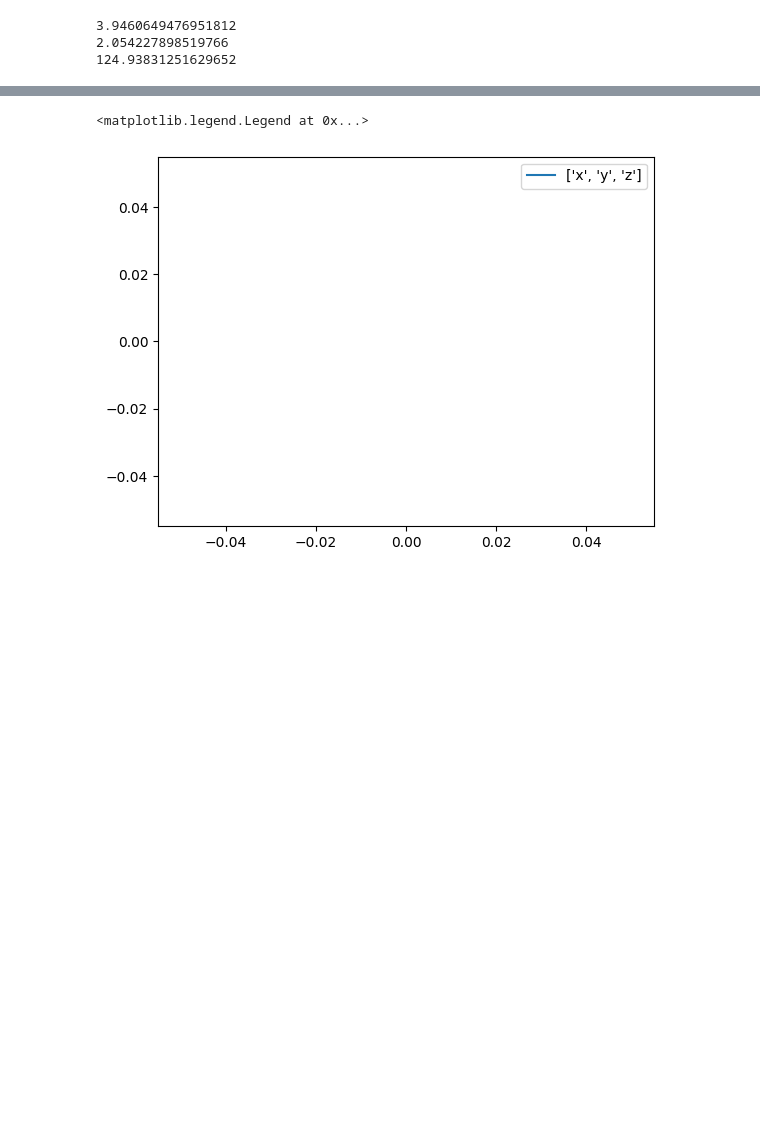
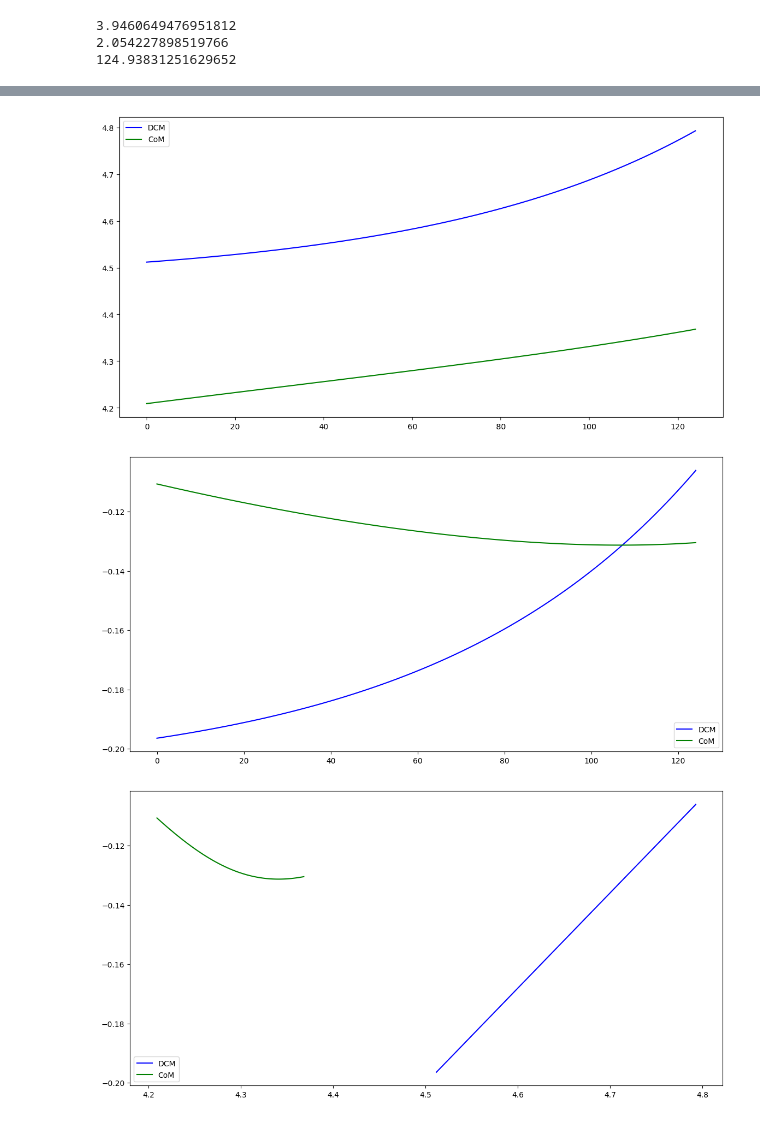
Before and after one commit to RobinJunod/robot_jambe, a Jupyter notebook: DCM-Locomotion.ipynb, the cells around one changed output, grey strips where cells are left out. Drawn from its saved outputs; the diff is of its cells as text; code cells hidden in the pictures; blank space fills up the shorter version.

```diff
--- a/DCM-Locomotion.ipynb
+++ b/DCM-Locomotion.ipynb
@@ -358,8 +359,8 @@ stepDuration= math.log(U[2])/math.sqrt(9.81/CoMHeight)#todo: find the step durat
 
 #we implement the recovery step on the left foot, here we set the right and left feet positions
 leftFootFinalPosition=np.empty((1, 3))
-#leftFootFinalPosition[0][:] = [(U[0]+U[3]),(U[1]+U[4]),0.0] #todo  use the control parameters to set the desired left foot position
-leftFootFinalPosition[0][:] = [0.5,stepWidth,0.0]
+leftFootFinalPosition[0][:] = [(U[0]+U[3]),(U[1]+U[4]),0.0] #todo  use the control parameters to set the desired left foot position
+#leftFootFinalPosition[0][:] = [0.5,stepWidth,0.0]
 leftFootStartPosition = np.empty((1, 3))
 leftFootStartPosition[0][:]=[0*stepLength,stepWidth,0.0]
 rightFootPosition=np.empty((1, 3))
@@ -386,26 +387,31 @@ FootRecovery=FootTrajectoryRecovery(stepDuration, maximumFootHeight) #We create
 
 DCMPushRecovery = DCMTrajectoryGenerator(CoMHeight) #We create an object of foot DCMTrajectoryGenerator Class
 DCMPushRecovery.initialDCM = np.array([DCMError[0],DCMError[1]]) # todo: set the DCM error as the initial DCM position
-
+#DCMPushRecovery.CoP = np.array([U[0],U[1]])
+jp = []
+dcm3d = []
 for i in range(390):
     if(i>stepDuration*240): #in double support after push recovery just stand in place
         lowerBodyJoints=prevLowerbodyJoints
+        #maximumFootHeight = 0.13
+
     else:
         MotionTime=dt*i
         DesiredDCM= DCMGenerator.getDCMTrajectory(MotionTime)#todo: get the dcm position
-        DesiredCoM= DCMGenerator.getCoM()#todo: get the com position
+        DesiredCoM= DCMGenerator.getCoM() #np.array([(CoPNoMX-DCMXInit)*math.exp(-math.sqrt(9.81/CoMHeight)*MotionTime)+ DCMXInit,(CoPNoMY-DCMYInit)*math.exp(-math.sqrt(9.81/CoMHeight)*MotionTime) + DCMYInit])#DCMGenerator.getCoM()#todo: get the com position
 
         DCMTrajectory.append(DesiredDCM)
         comTrajectory.append(DesiredCoM)
+
         DesiredCoM3d=  np.append(DesiredCoM, DCMPushRecovery.CoMHeight) #make a 3d vector of com position by appending the com height
-
+        dcm3d.append(DesiredCoM3d)
         #todo: get swing foot trajectory by using getSwingFootTrajectory function of FootRecovery, note dt=1.0/240.0 and time is increasing at each control cycle
         LeftFootPosition= FootRecovery.getSwingFootTrajectory(leftFootStartPosition,leftFootFinalPosition,MotionTime)
-
+        #leftFootPosition[0][:] = LeftFootPosition
         lowerBodyJoints = AtlasUtils.doInverseKinematics(DesiredCoM3d, np.eye(3),LeftFootPosition, np.eye(3),rightFootPosition[0], np.eye(3))
         prevLowerbodyJoints=lowerBodyJoints#keep the previous joint position to use in the case of double support
-    FeetTrajectoryLeft.append(LeftFootPosition)
-
+        FeetTrajectoryLeft.append(LeftFootPosition)
+    jp.append(lowerBodyJoints[0:12])
     jointsPositions[24:30] = lowerBodyJoints[6:12]
     jointsPositions[18:24] = lowerBodyJoints[0:6]
 
@@ -415,7 +421,7 @@ for i in range(390):
                                 controlMode=p.POSITION_CONTROL,
                                 targetPositions = jointsPositions)
     p.stepSimulation()
-    time.sleep(0.01)
+    time.sleep(0.002)
 # %%
 time.sleep(7)
 p.disconnect()
@@ -434,6 +457,23 @@ plt.legend()
 # %%
-plt.plot(FeetTrajectoryRight, label=["x","y","z"])
+figg, (ax) = plt.subplots(figsize = (14, 7))
+ax.plot(np.array(DCMTrajectory)[:,0],'b',label="DCM")
+ax.plot(np.array(comTrajectory)[:,0],'g',label="CoM")
+#ax.plot(np.array(CoPTrajectoryToy)[:,0],'r',label="Cop")
 plt.legend()
+plt.show()
+figg1, (ax1) = plt.subplots(figsize = (14, 7))
+ax1.plot(np.array(DCMTrajectory)[:,1],'b',label="DCM")
+ax1.plot(np.array(comTrajectory)[:,1],'g',label="CoM")
+#ax1.plot(np.array(CoPTrajectoryToy)[:,1],'r',label="Cop")
+plt.legend()
+plt.show()
+figg2, (ax2) = plt.subplots(figsize = (14, 7))
+ax2.plot(np.array(DCMTrajectory)[:,0],np.array(DCMTrajectory)[:,1],'b',label="DCM")
+ax2.plot(np.array(comTrajectory)[:,0],np.array(comTrajectory)[:,1],'g',label="CoM")
+#ax2.plot(np.array(CoPTrajectoryToy)[:,0],np.array(CoPTrajectoryToy)[:,1],'*r',label="CoP")
+plt.legend()
+plt.show()
 # %% [output]
-<matplotlib.legend.Legend at 0x...>
-[figure, old version]
+[figure, new version]
+[figure, added]
+[figure, added]
```
Also changed, not shown: parts of 5 cells of this notebook, 1 other file.
